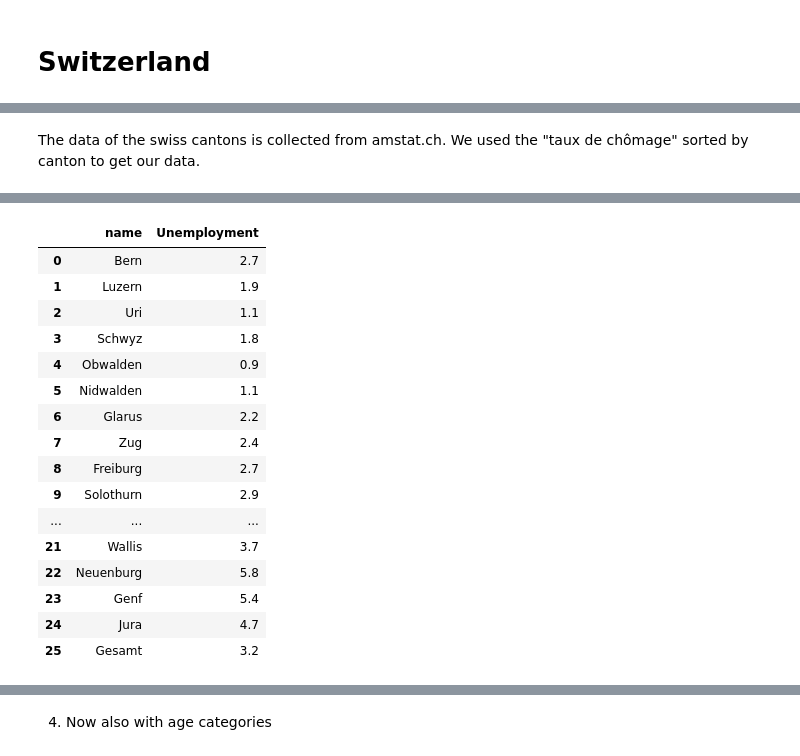
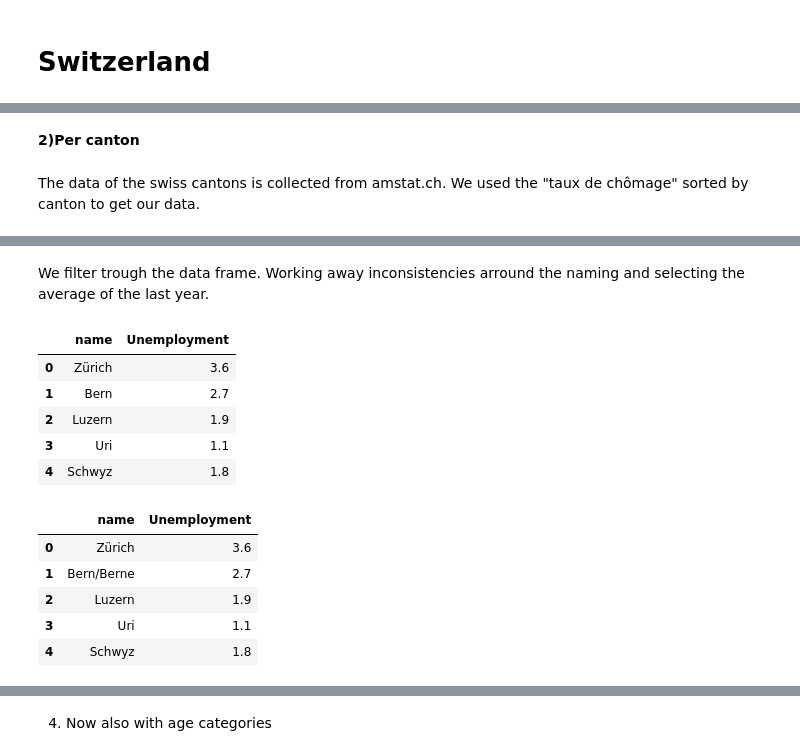
Before and after one commit to a3VonG/testrepoada, a Jupyter notebook: homework3/task3_claas_adriaan.ipynb, the cells around one changed output, grey strips where cells are left out. Drawn from its saved outputs; the diff is of its cells as text; code cells hidden in the pictures.

```diff
--- a/homework3/task3_claas_adriaan.ipynb
+++ b/homework3/task3_claas_adriaan.ipynb
@@ -158,3 +103,5 @@ m
+# %% [markdown]
+<b>2)Per canton</b>
 # %% [markdown]
 The data of the swiss cantons is collected from amstat.ch. We used the "taux de chômage" sorted by canton to get our data.
 # %%
@@ -167,3 +114,5 @@ dfCanton.head()
 | 2 | Bern | NaN | 2.6 | 2.8 | 3 | 3 | 3 | 2.9 | ... |
 | 3 | Luzern | NaN | 1.9 | 2 | 2.2 | 2.2 | 2.2 | 2 | ... |
 | 4 | Uri | NaN | 1 | 1.1 | 1.3 | 1.5 | 1.4 | 1.3 | ... |
+# %% [markdown]
+We filter trough the data frame. Working away inconsistencies arround the naming and selecting the average of the last year.
@@ -170,29 +126,17 @@ dfCanton.head()
 # %%
-#The data frame looks a bit wierd. We clean it up by removing the first row and second column.
-#We can see that the total column is the average af the past year.
-#We will use this number to do further analysis since this average eliminates seasonal trends.
-dfCanton=dfCanton[['Kanton','Gesamt']].iloc[1:]
+dfCanton=pd.read_excel('rateSuisseCantonsGerman.xlsx')
+dfCanton.head()
+dfCanton=dfCanton[['Kanton','Gesamt']].iloc[1:-1]#remove first and last row and select the columns we nead.
 #Since each canton has an unique name we can index by canton
 dfCanton.set_index('Kanton',drop=True,inplace=True,verify_integrity=True)
 dfCanton['Gesamt']=dfCanton['Gesamt'].astype(float) #Convert to float
 dfCanton.reset_index(inplace=True)
 dfCanton.columns = ['name', 'Unemployment']
-dfCanton
+dfCanton.head()
 # %% [output]
 |  | name | Unemployment |
-| 0 | Bern | 2.7 |
-| 1 | Luzern | 1.9 |
-| 2 | Uri | 1.1 |
-| 3 | Schwyz | 1.8 |
-| 4 | Obwalden | 0.9 |
-| 5 | Nidwalden | 1.1 |
-| 6 | Glarus | 2.2 |
-| 7 | Zug | 2.4 |
-| 8 | Freiburg | 2.7 |
-| 9 | Solothurn | 2.9 |
-| ... | ... | ... |
-| 21 | Wallis | 3.7 |
-| 22 | Neuenburg | 5.8 |
-| 23 | Genf | 5.4 |
-| 24 | Jura | 4.7 |
-| 25 | Gesamt | 3.2 |
+| 0 | Zürich | 3.6 |
+| 1 | Bern | 2.7 |
+| 2 | Luzern | 1.9 |
+| 3 | Uri | 1.1 |
+| 4 | Schwyz | 1.8 |
@@ -220,2 +159,14 @@ dfCanton
+# %%
+for index,name in enumerate(dfCanton["name"]):
+    #We replace the names by the names used in the topojson
+    dfCanton.iloc[index, dfCanton.columns.get_loc('name')] = mappingDict[name]
+dfCanton.head()
+# %% [output]
+|  | name | Unemployment |
+| 0 | Zürich | 3.6 |
+| 1 | Bern/Berne | 2.7 |
+| 2 | Luzern | 1.9 |
+| 3 | Uri | 1.1 |
+| 4 | Schwyz | 1.8 |
 # %%
 #Choropleth2
```
Also changed, not shown: parts of 40 cells of this notebook, 4 other files.
